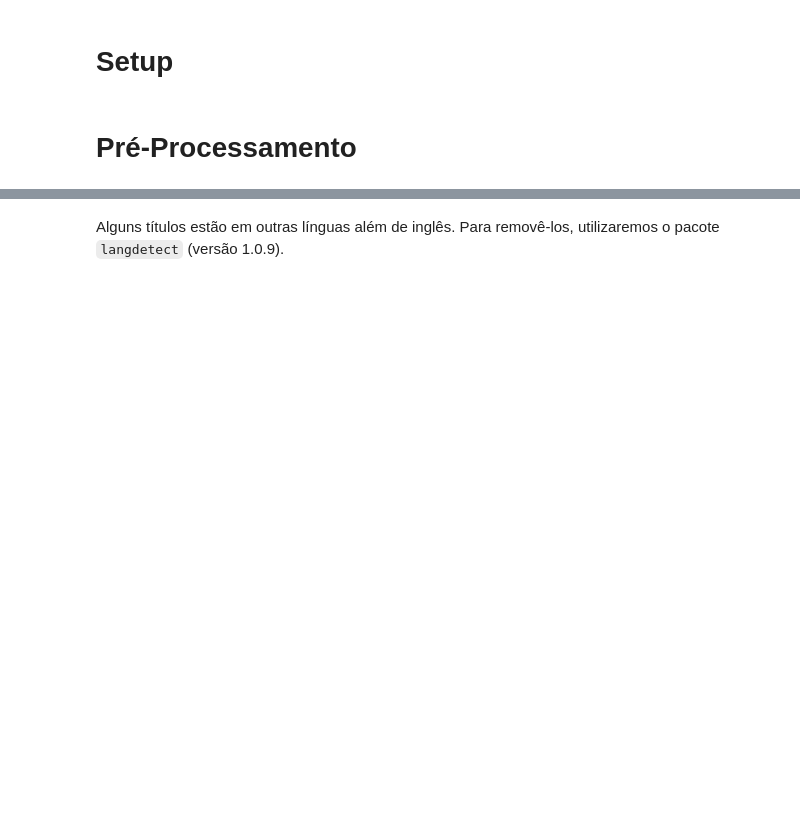
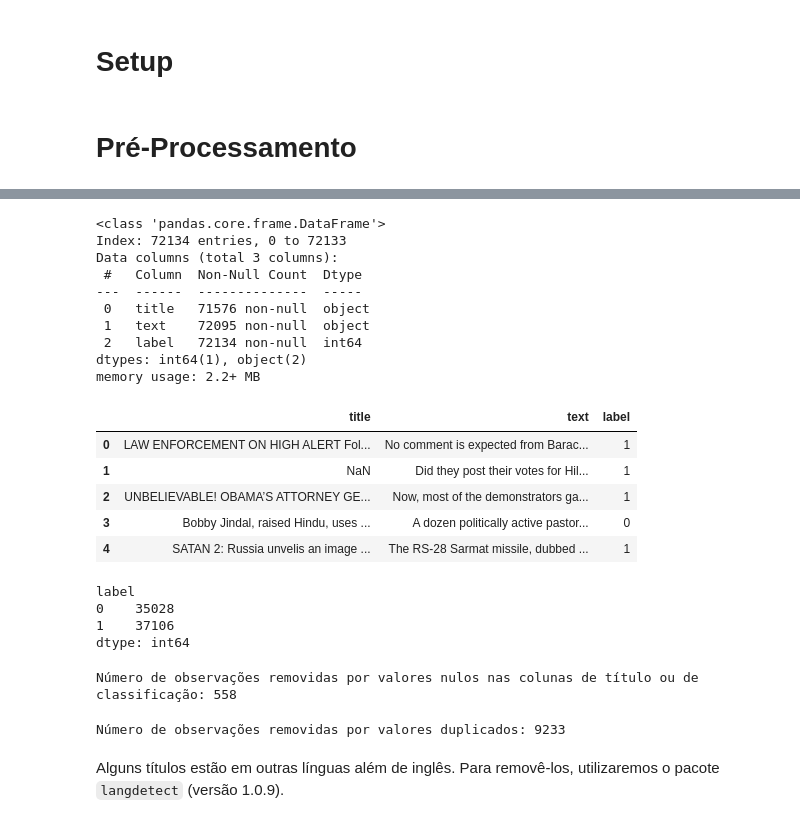
Before and after one commit to ghsaul/tcc_project, a Jupyter notebook: main.ipynb, the cells around one changed output, grey strips where cells are left out. Cells and saved outputs as stored; diff of their text form; code cells hidden in the pictures; blank space fills up the shorter version.

Commit message:
Finalizando a versão final

```diff
--- a/main.ipynb
+++ b/main.ipynb
@@ -35,11 +26,11 @@ from captum.attr import LayerIntegratedGradients, TokenReferenceBase, visualizat
 # %%
 # Declarando constantes
-BANCO_ORIGINAL = r"dados/WELFake_Dataset.csv"
-BANCO_FINAL = r"dados/data.csv"
-PASTA_MODELO = f"dados/model_save_{datetime.datetime.now().strftime('%Y%m%d_%H%M%S')}/"
+DF_ORIGINAL = r"dados/WELFake_Dataset.csv"
+DF_FINAL = r"dados/data.csv"
+MODEL_FOLDER = r"dados/model_v1/"
 
 device = torch.device("cpu")
-os.environ['CURL_CA_BUNDLE'] = ''  # Caso surja o erro "[SSL: CERTIFICATE_VERIFY_FAILED] certificate verify failed" rode este comando e reduza a versão do pacote requets: "pip uninstall requests" e "pip install requests==2.27.1"
+os.environ['CURL_CA_BUNDLE'] = ''  # Caso surja o erro "[SSL: CERTIFICATE_VERIFY_FAILED] certificate verify failed" rode estes comandos para reduzir a versão do pacote requets: "pip uninstall requests" e "pip install requests==2.27.1"
 # %%
 # Declarando a semente aleatória para que este código seja reprodutível
 my_seed = 288933
@@ -55,30 +46,55 @@ O banco original possui 3 colunas e 72134 observações, das quais 35028 são no
 # %%
-# # Importando o banco
-# df = pd.read_csv(BANCO_ORIGINAL, index_col=0)
+# Importando o banco
+df = pd.read_csv(DF_ORIGINAL, index_col=0)
 
-# df.info()
-# df.head()
+df.info()
+df.head()
+# %% [output]
+<class 'pandas.core.frame.DataFrame'>
+Index: 72134 entries, 0 to 72133
+Data columns (total 3 columns):
+ #   Column  Non-Null Count  Dtype
+---  ------  --------------  -----
+ 0   title   71576 non-null  object
+ 1   text    72095 non-null  object
+ 2   label   72134 non-null  int64
+dtypes: int64(1), object(2)
+memory usage: 2.2+ MB
+|  | title | text | label |
+| 0 | LAW ENFORCEMENT ON HIGH ALERT Fol... | No comment is expected from Barac... | 1 |
+| 1 | NaN | Did they post their votes for Hil... | 1 |
+| 2 | UNBELIEVABLE! OBAMA’S ATTORNEY GE... | Now, most of the demonstrators ga... | 1 |
+| 3 | Bobby Jindal, raised Hindu, uses ... | A dozen politically active pastor... | 0 |
+| 4 | SATAN 2: Russia unvelis an image ... | The RS-28 Sarmat missile, dubbed ... | 1 |
 # %%
-# df.groupby('label').size()
+df.groupby('label').size()
+# %% [output]
+label
+0    35028
+1    37106
+dtype: int64
 # %%
-# # Renomeando a coluna de título e selecionando somente as colunas de título e de classificação
-# df.rename({'title': 'titulo'}, axis=1, inplace=True)
-# df = df[['titulo', 'label']]
+# Selecionando somente as colunas de título e de classificação
+df = df[['title', 'label']]
 
-# n_linhas_antes = len(df)
-# df = df[~df['titulo'].isnull()]
-# df = df[~df['label'].isnull()]
+n_row_before = len(df)
+df = df[~df['title'].isnull()]
+df = df[~df['label'].isnull()]
 
-# n_linhas_depois = len(df)
-# print(f'Número de observações removidas por valores nulos nas colunas de título ou de classificação: {n_linhas_antes- n_linhas_depois}')
+n_row_after = len(df)
+print(f'Número de observações removidas por valores nulos nas colunas de título ou de classificação: {n_row_before- n_row_after}')
+# %% [output]
+Número de observações removidas por valores nulos nas colunas de título ou de classificação: 558
 # %%
-# # Removendo linhas duplicadas
-# n_linhas_antes = len(df)
-# df.drop_duplicates(inplace=True)  # Valores de todas as colunas iguais
-# df.drop_duplicates(subset='titulo', keep=False, inplace=True, ignore_index=True)  # Valores removidos aqui são títulos que possuem ambos os labels
+# Removendo linhas duplicadas
+n_row_before = len(df)
+df.drop_duplicates(inplace=True)  # Valores de todas as colunas iguais
+df.drop_duplicates(subset='title', keep=False, inplace=True, ignore_index=True)  # Valores removidos aqui são títulos que possuem ambos os labels
 
-# n_linhas_depois = len(df)
-# print(f'Número de observações removidas por valores duplicados: {n_linhas_antes- n_linhas_depois}')
+n_row_after = len(df)
+print(f'Número de observações removidas por valores duplicados: {n_row_before- n_row_after}')
+# %% [output]
+Número de observações removidas por valores duplicados: 9233
 # %% [markdown]
 Alguns títulos estão em outras línguas além de inglês. Para removê-los, utilizaremos o pacote `langdetect` (versão 1.0.9).
 # %%
```
Also changed, not shown: parts of 65 cells of this notebook, 22 other files.
